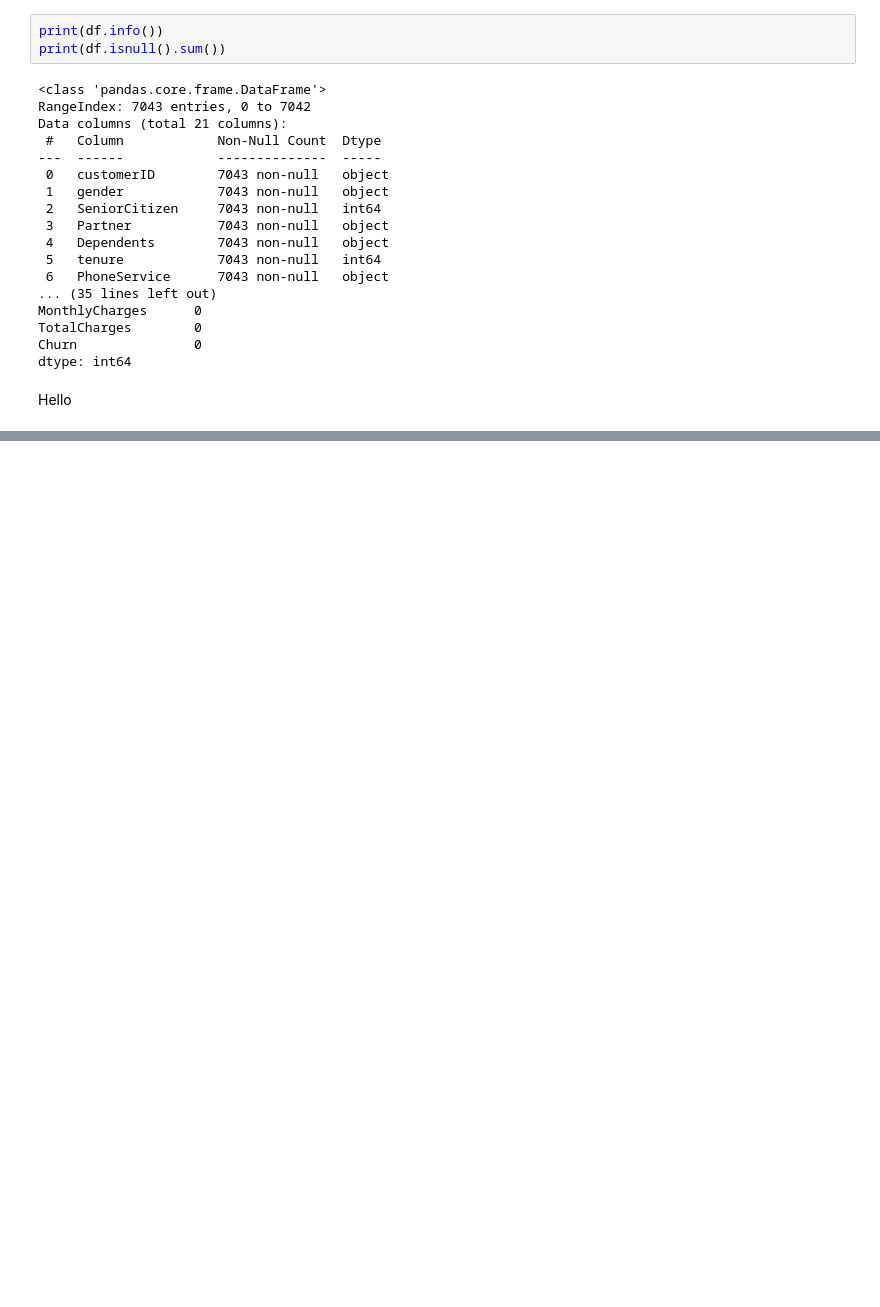
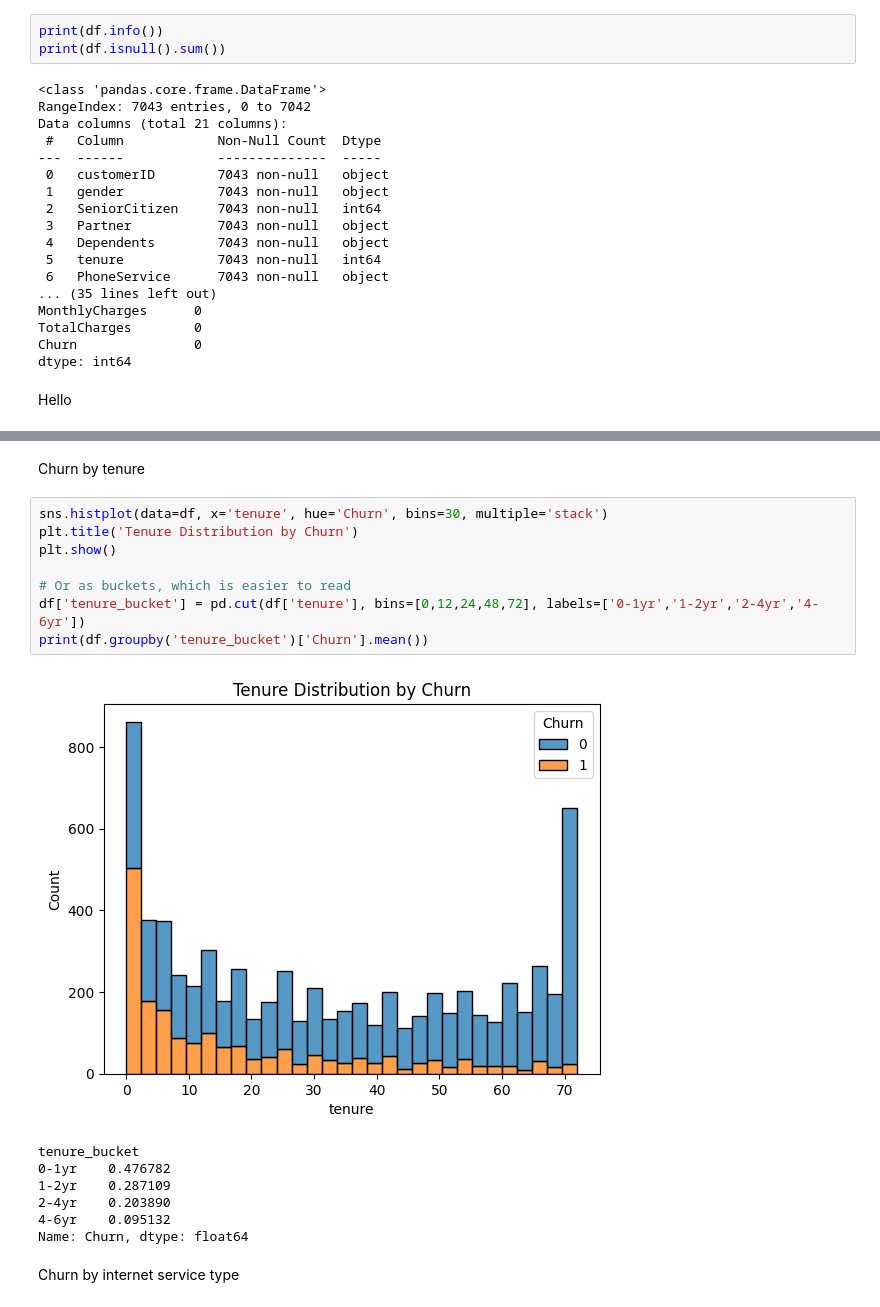
Before and after one commit to sumitraj15/telco-churn-decision--analytics-, a Jupyter notebook: telco1.ipynb, the cells around one changed output, grey strips where cells are left out. Saved outputs shown, nothing was run; the diff lists cells and outputs as text; blank space fills up the shorter version.

```diff
--- a/telco1.ipynb
+++ b/telco1.ipynb
@@ -144,0 +176,20 @@ Hello
+# %% [markdown]
+Churn by tenure
+# %%
+sns.histplot(data=df, x='tenure', hue='Churn', bins=30, multiple='stack')
+plt.title('Tenure Distribution by Churn')
+plt.show()
+
+# Or as buckets, which is easier to read
+df['tenure_bucket'] = pd.cut(df['tenure'], bins=[0,12,24,48,72], labels=['0-1yr','1-2yr','2-4yr','4-6yr'])
+print(df.groupby('tenure_bucket')['Churn'].mean())
+# %% [output]
+[figure, added]
+tenure_bucket
+0-1yr    0.476782
+1-2yr    0.287109
+2-4yr    0.203890
+4-6yr    0.095132
+Name: Churn, dtype: float64
+# %% [markdown]
+Churn by internet service type
```
Also changed, not shown: parts of 8 cells of this notebook.
